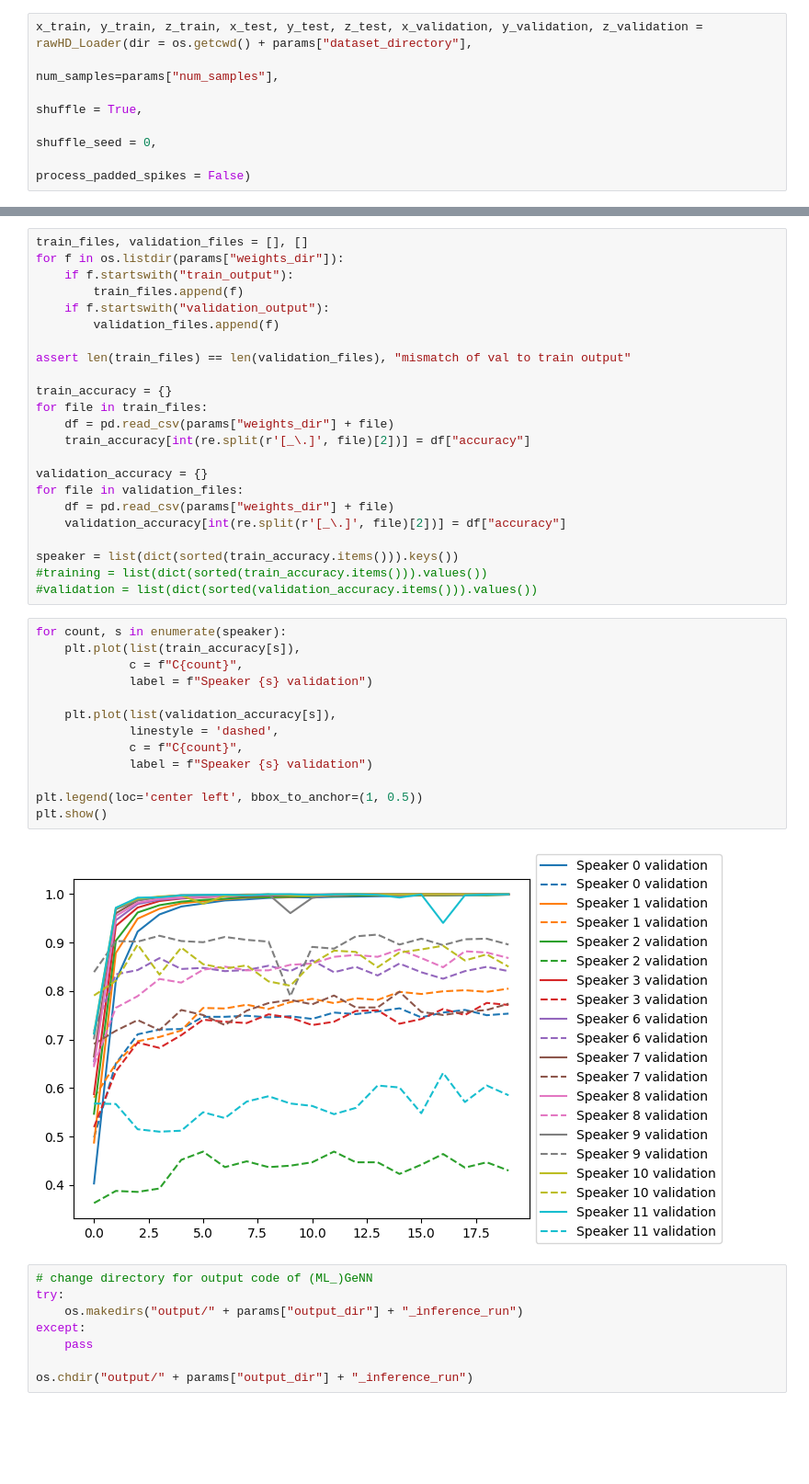
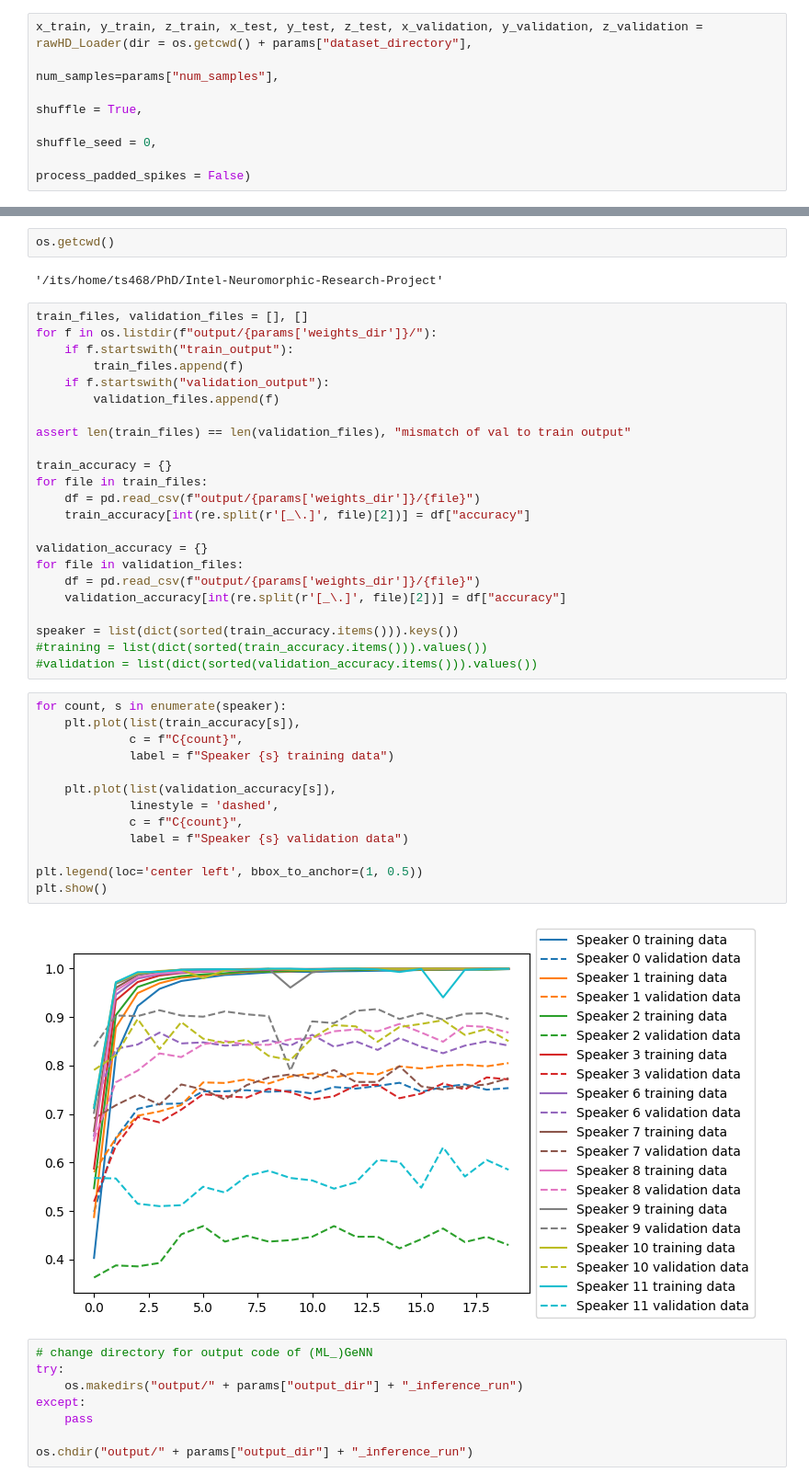
Before and after one commit to thomasshoesmith/Intel-Neuromorphic-Research-Project, a Jupyter notebook: rawHD_genn_inference_cross_validation.ipynb, the cells around one changed output, grey strips where cells are left out. Shown at 92% size. Cells and saved outputs as stored; diff of their text form; blank space fills up the shorter version.

```diff
--- a/rawHD_genn_inference_cross_validation.ipynb
+++ b/rawHD_genn_inference_cross_validation.ipynb
@@ -107,8 +115,12 @@ Skipping, found downloaded files in "./spiking-google-speech-commands" (use forc
 Max spikes 2386, latest spike time 1599
 Max spikes 2190, latest spike time 1599
+# %%
+os.getcwd()
+# %% [output]
+'/its/home/ts468/PhD/Intel-Neuromorphic-Research-Project'
 # %%
 train_files, validation_files = [], []
-for f in os.listdir(params["weights_dir"]):
+for f in os.listdir(f"output/{params['weights_dir']}/"):
     if f.startswith("train_output"):
         train_files.append(f)
     if f.startswith("validation_output"):
@@ -118,12 +130,12 @@ assert len(train_files) == len(validation_files), "mismatch of val to train outp
 
 train_accuracy = {}
 for file in train_files:
-    df = pd.read_csv(params["weights_dir"] + file)
+    df = pd.read_csv(f"output/{params['weights_dir']}/{file}")
     train_accuracy[int(re.split(r'[_\.]', file)[2])] = df["accuracy"]
 
 validation_accuracy = {}
 for file in validation_files:
-    df = pd.read_csv(params["weights_dir"] + file)
+    df = pd.read_csv(f"output/{params['weights_dir']}/{file}")
     validation_accuracy[int(re.split(r'[_\.]', file)[2])] = df["accuracy"]
 
 speaker = list(dict(sorted(train_accuracy.items())).keys())
@@ -132,18 +144,18 @@ speaker = list(dict(sorted(train_accuracy.items())).keys())
 # %%
 for count, s in enumerate(speaker):
     plt.plot(list(train_accuracy[s]),
              c = f"C{count}",
-             label = f"Speaker {s} validation")
+             label = f"Speaker {s} training data")
 
     plt.plot(list(validation_accuracy[s]),
              linestyle = 'dashed',
              c = f"C{count}",
-             label = f"Speaker {s} validation")
+             label = f"Speaker {s} validation data")
 
 plt.legend(loc='center left', bbox_to_anchor=(1, 0.5))
 plt.show()
 # %% [output]
-[figure, old version]
+[figure, new version]
 # %%
 # change directory for output code of (ML_)GeNN
 try:
```
Also changed, not shown: parts of 10 cells of this notebook, 4 other files.
